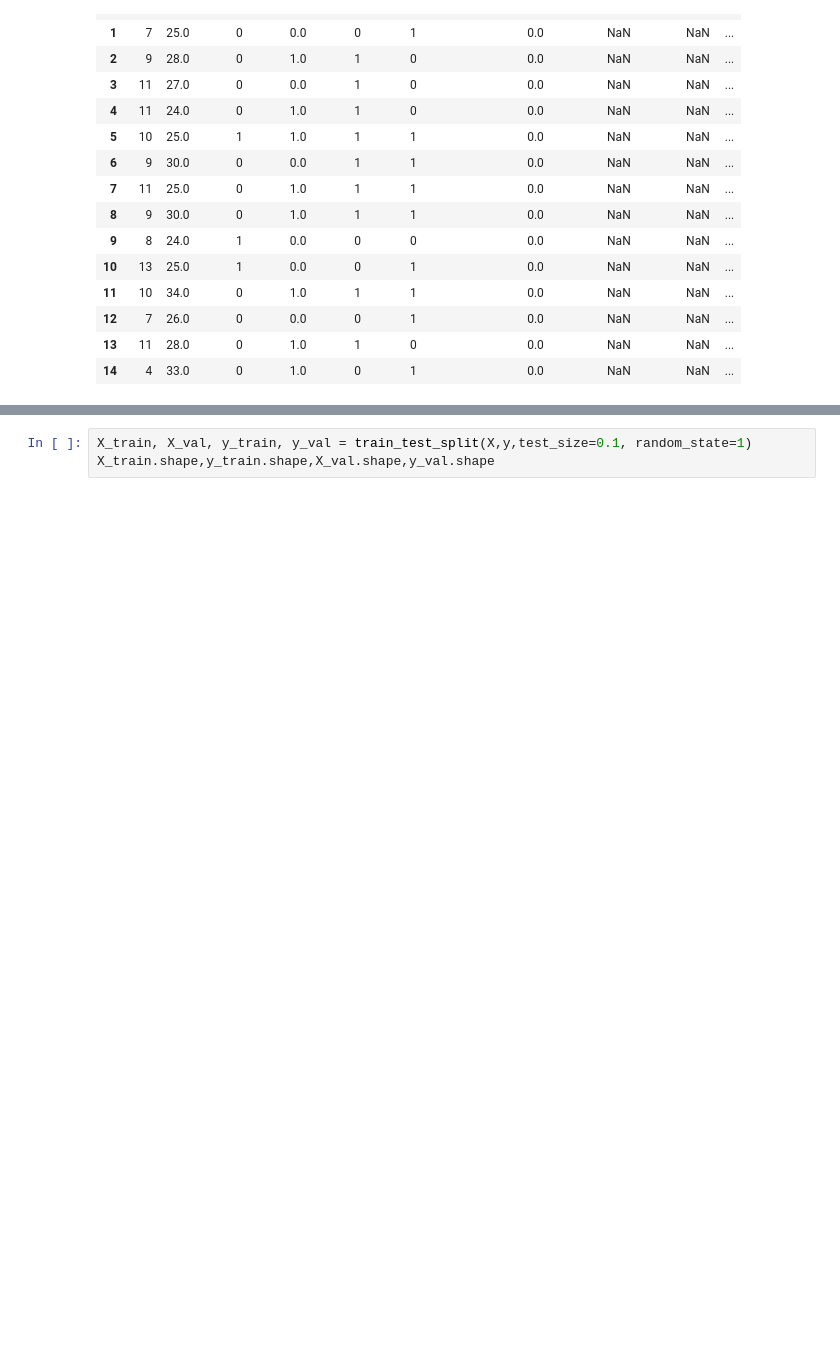
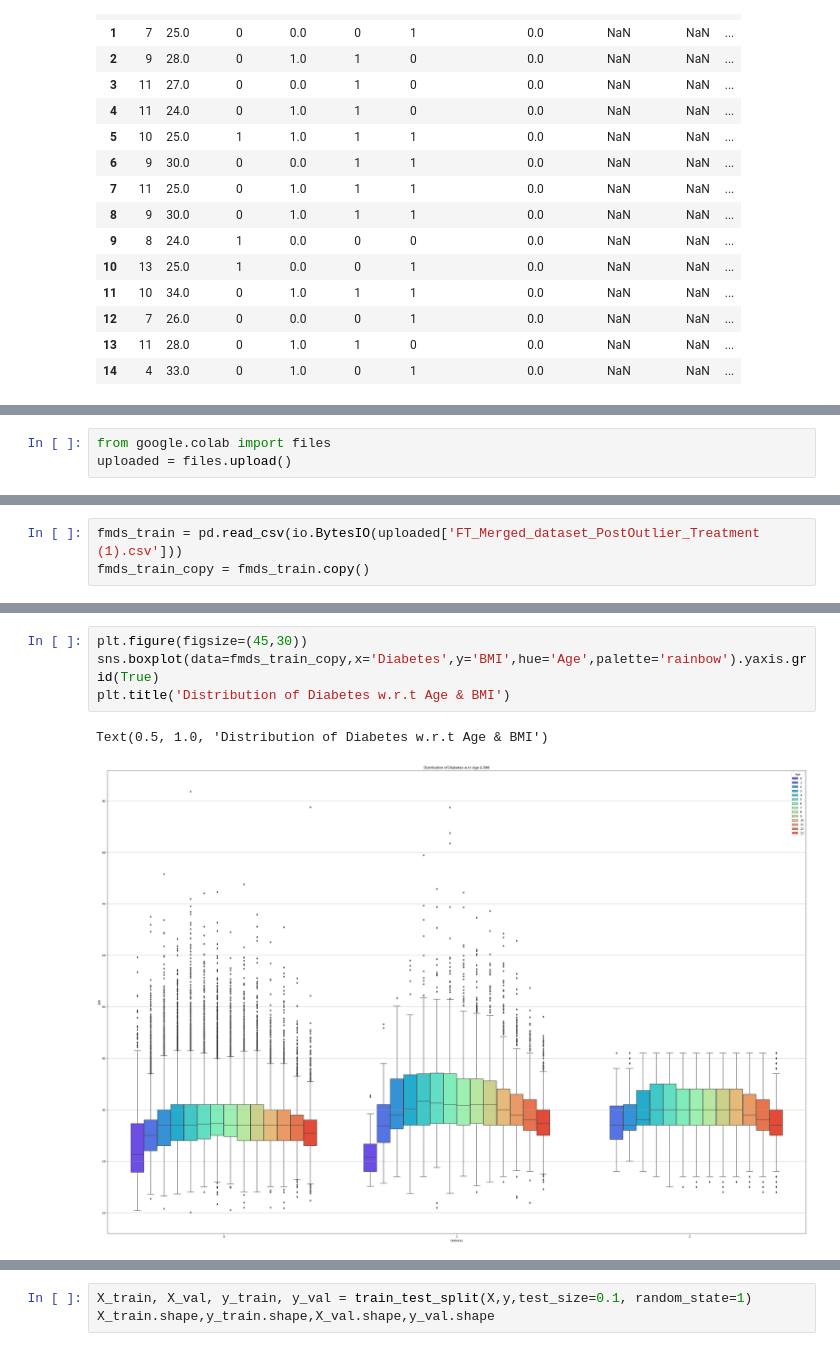
Before and after one commit to pdpavandesai/MergingDiabetesData, a Jupyter notebook: MergedDatasetPrep.ipynb, the cells around one changed output, grey strips where cells are left out. Drawn from its saved outputs; the diff is of its cells as text; blank space fills up the shorter version.

```diff
--- a/MergedDatasetPrep.ipynb
+++ b/MergedDatasetPrep.ipynb
@@ -133,0 +133,3 @@ fmds_train = mg_DS_Actual_Copy.copy()
+# %%
+from google.colab import files
+uploaded = files.upload()
@@ -133,0 +139,3 @@ fmds_train = mg_DS_Actual_Copy.copy()
+# %%
+fmds_train = pd.read_csv(io.BytesIO(uploaded['FT_Merged_dataset_PostOutlier_Treatment (1).csv']))
+fmds_train_copy = fmds_train.copy()
@@ -133,0 +151,7 @@ fmds_train = mg_DS_Actual_Copy.copy()
+# %%
+plt.figure(figsize=(45,30))
+sns.boxplot(data=fmds_train_copy,x='Diabetes',y='BMI',hue='Age',palette='rainbow').yaxis.grid(True)
+plt.title('Distribution of Diabetes w.r.t Age & BMI')
+# %% [output]
+Text(0.5, 1.0, 'Distribution of Diabetes w.r.t Age & BMI')
+[figure, added]
```
Also changed, not shown: parts of 13 cells of this notebook.
